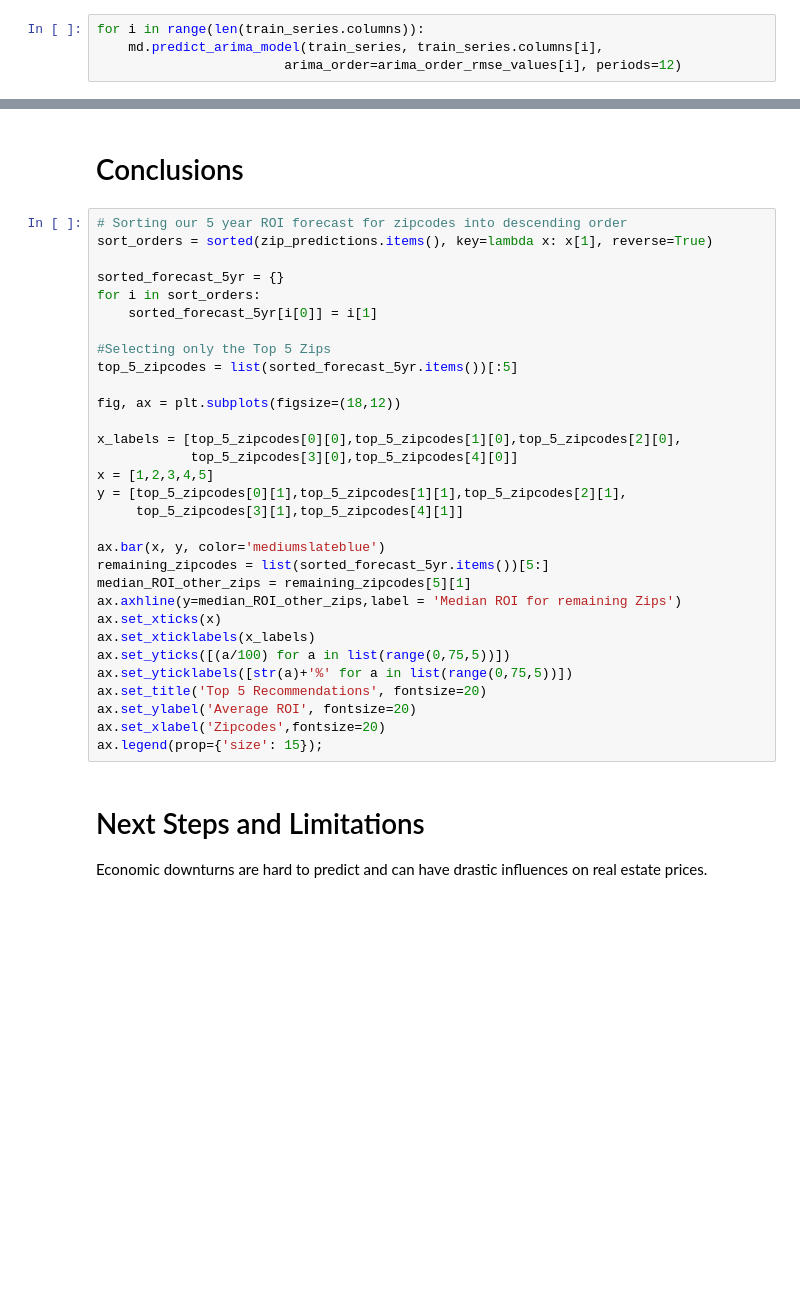
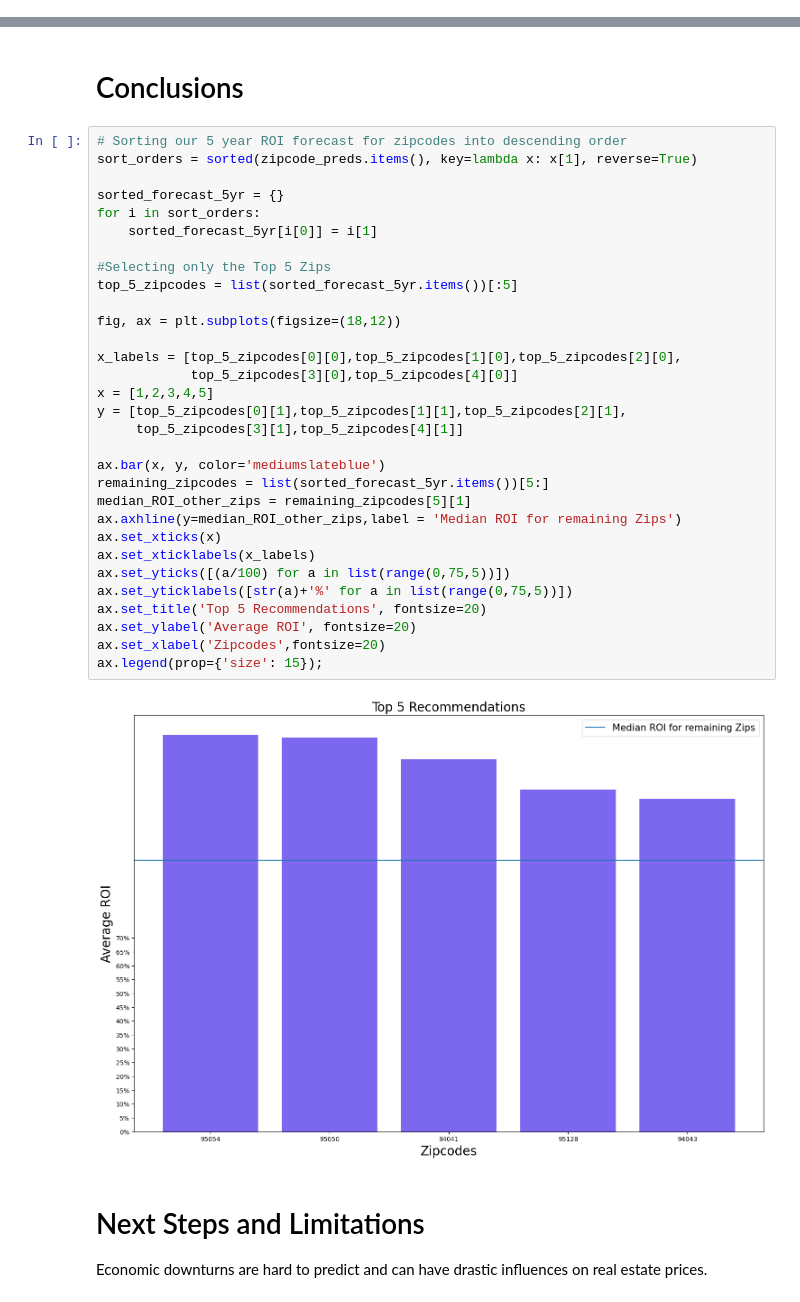
Before and after one commit to lalynjay/Time_series_analysis, a Jupyter notebook: Time_series_analysis.ipynb, the cells around one changed output, grey strips where cells are left out. Saved outputs shown, nothing was run; the diff lists cells and outputs as text; blank space fills up the shorter version.

```diff
--- a/Time_series_analysis.ipynb
+++ b/Time_series_analysis.ipynb
@@ -903,4 +906,0 @@ for column in list(chicago_df_defl_train_fd.columns):
-# %%
-for i in range(len(train_series.columns)):
-    md.predict_arima_model(train_series, train_series.columns[i],
-                        arima_order=arima_order_rmse_values[i], periods=12)
@@ -980,35 +995,37 @@ for idx, zipcode in san_jose["RegionName"].iteritems():
 # Conclusions
 # %%
 # Sorting our 5 year ROI forecast for zipcodes into descending order
-sort_orders = sorted(zip_predictions.items(), key=lambda x: x[1], reverse=True)
+sort_orders = sorted(zipcode_preds.items(), key=lambda x: x[1], reverse=True)
 
 sorted_forecast_5yr = {}
 for i in sort_orders:
 	sorted_forecast_5yr[i[0]] = i[1]
 
 #Selecting only the Top 5 Zips
 top_5_zipcodes = list(sorted_forecast_5yr.items())[:5]
 
 fig, ax = plt.subplots(figsize=(18,12))
 
 x_labels = [top_5_zipcodes[0][0],top_5_zipcodes[1][0],top_5_zipcodes[2][0],
             top_5_zipcodes[3][0],top_5_zipcodes[4][0]]
 x = [1,2,3,4,5]
 y = [top_5_zipcodes[0][1],top_5_zipcodes[1][1],top_5_zipcodes[2][1],
      top_5_zipcodes[3][1],top_5_zipcodes[4][1]]
 
 ax.bar(x, y, color='mediumslateblue')
 remaining_zipcodes = list(sorted_forecast_5yr.items())[5:]
 median_ROI_other_zips = remaining_zipcodes[5][1]
 ax.axhline(y=median_ROI_other_zips,label = 'Median ROI for remaining Zips')
 ax.set_xticks(x)
 ax.set_xticklabels(x_labels)
 ax.set_yticks([(a/100) for a in list(range(0,75,5))])
 ax.set_yticklabels([str(a)+'%' for a in list(range(0,75,5))])
 ax.set_title('Top 5 Recommendations', fontsize=20)
 ax.set_ylabel('Average ROI', fontsize=20)
 ax.set_xlabel('Zipcodes',fontsize=20)
 ax.legend(prop={'size': 15});
+# %% [output]
+[figure, added]
 # %% [markdown]
 
 # Next Steps and Limitations
```
Also changed, not shown: parts of 20 cells of this notebook.
